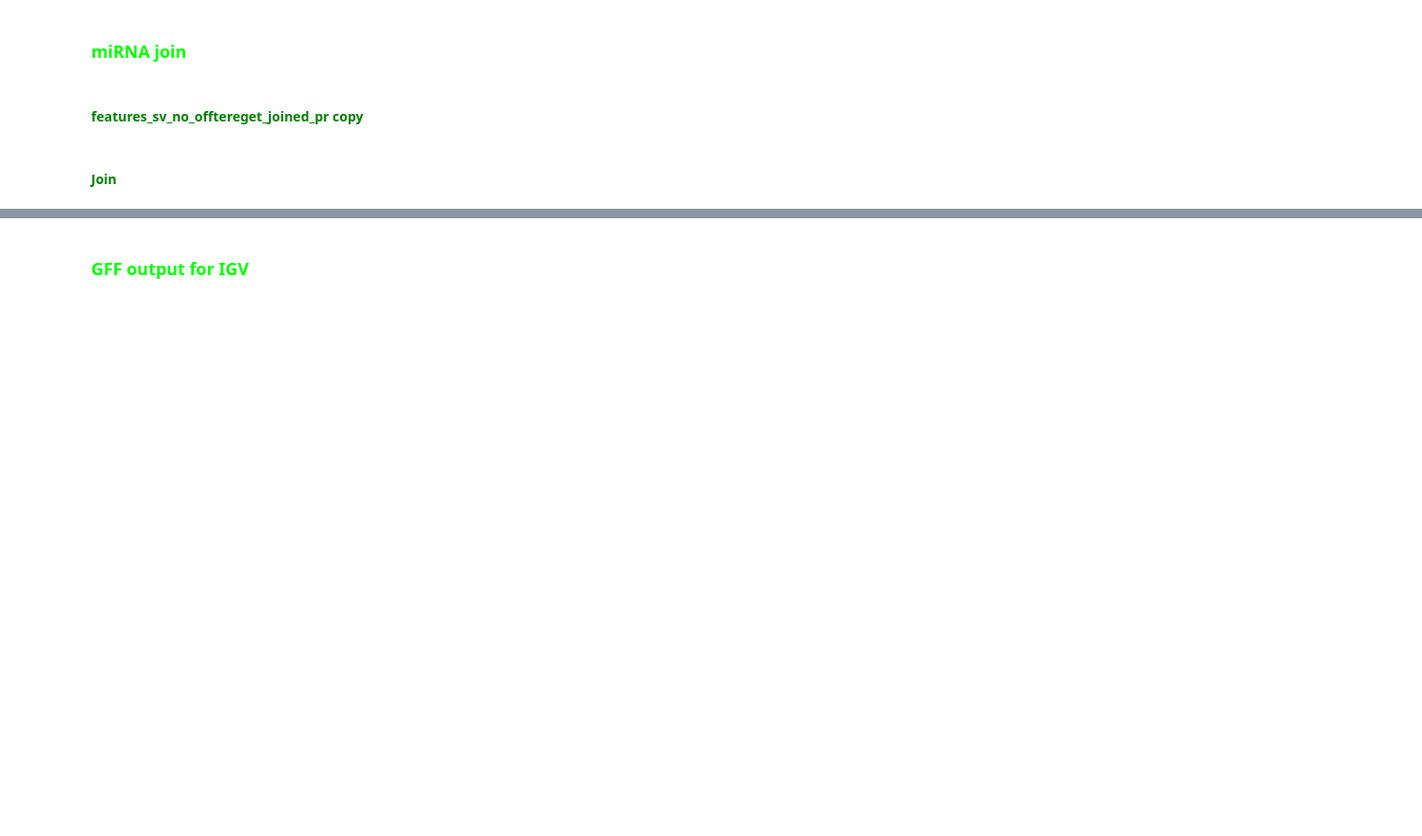
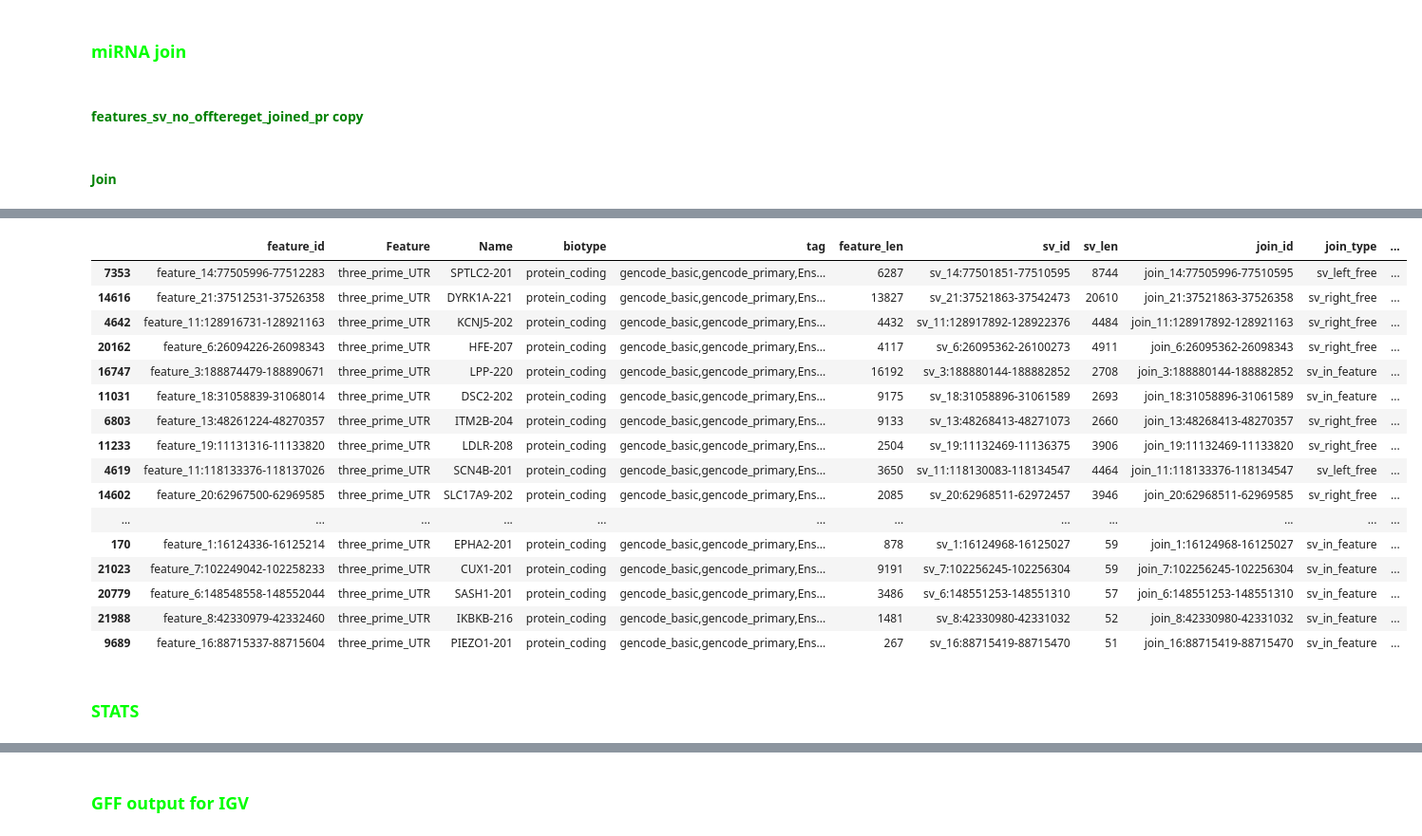
Before and after one commit to CaptainLabMan/utr3, a Jupyter notebook: main.ipynb, the cells around one changed output, grey strips where cells are left out. Shown at 95% size. Drawn from its saved outputs; the diff is of its cells as text; code cells hidden in the pictures; blank space fills up the shorter version.

```diff
--- a/main.ipynb
+++ b/main.ipynb
@@ -461,0 +634,3 @@ features_sv_no_offtereget_tarbase_joined_pr['tarbase_id'] = 'tarbase_' + feature
+# %%
+features_sv_no_offtereget_tarbase_joined_pr_ad = features_sv_no_offtereget_tarbase_joined_pr[features_sv_no_offtereget_tarbase_joined_pr['Inheritance_unique'].str.contains('AD', na=False)]
+features_sv_no_offtereget_tarbase_joined_pr_ad['join_len'] = features_sv_no_offtereget_tarbase_joined_pr_ad['join_len'].astype('int')
@@ -462,3 +643,32 @@ features_sv_no_offtereget_tarbase_joined_pr['tarbase_id'] = 'tarbase_' + feature
+# %%
+features_sv_no_offtereget_tarbase_joined_pr_ad_filtered = features_sv_no_offtereget_tarbase_joined_pr_ad.sort_values(by=['join_len', 'confidence'], ascending=False).drop_duplicates(subset='sv_id')
+# %%
+target_columns = ['feature_id', 'Feature', 'Name', 'biotype', 'tag', 'feature_len', 'sv_id', 'sv_len', 'join_id', 'join_type', 'join_len', 'SID_list', 'SID_count', 'DP_median', 'AD_median', 'AF_median', 'mirna_name', 'interaction_group', 'mim_number', 'title', 'Phenotype', 'Inheritance', 'Inheritance_unique', 'Name']
+# %%
+features_sv_no_offtereget_tarbase_joined_pr_ad_filtered_short = features_sv_no_offtereget_tarbase_joined_pr_ad_filtered[target_columns]
+features_sv_no_offtereget_tarbase_joined_pr_ad_filtered_short.to_csv(output_dir / 'output.csv', index=False)
+# %%
+features_sv_no_offtereget_tarbase_joined_pr_ad_filtered_short
+# %% [output]
+|  | feature_id | Feature | Name | biotype | tag | feature_len | sv_id | sv_len | join_id | join_type | ... |
+| 7353 | feature_14:77505996-77512283 | three_prime_UTR | SPTLC2-201 | protein_coding | gencode_basic,gencode_primary,Ens... | 6287 | sv_14:77501851-77510595 | 8744 | join_14:77505996-77510595 | sv_left_free | ... |
+| 14616 | feature_21:37512531-37526358 | three_prime_UTR | DYRK1A-221 | protein_coding | gencode_basic,gencode_primary,Ens... | 13827 | sv_21:37521863-37542473 | 20610 | join_21:37521863-37526358 | sv_right_free | ... |
+| 4642 | feature_11:128916731-128921163 | three_prime_UTR | KCNJ5-202 | protein_coding | gencode_basic,gencode_primary,Ens... | 4432 | sv_11:128917892-128922376 | 4484 | join_11:128917892-128921163 | sv_right_free | ... |
+| 20162 | feature_6:26094226-26098343 | three_prime_UTR | HFE-207 | protein_coding | gencode_basic,gencode_primary,Ens... | 4117 | sv_6:26095362-26100273 | 4911 | join_6:26095362-26098343 | sv_right_free | ... |
+| 16747 | feature_3:188874479-188890671 | three_prime_UTR | LPP-220 | protein_coding | gencode_basic,gencode_primary,Ens... | 16192 | sv_3:188880144-188882852 | 2708 | join_3:188880144-188882852 | sv_in_feature | ... |
+| 11031 | feature_18:31058839-31068014 | three_prime_UTR | DSC2-202 | protein_coding | gencode_basic,gencode_primary,Ens... | 9175 | sv_18:31058896-31061589 | 2693 | join_18:31058896-31061589 | sv_in_feature | ... |
+| 6803 | feature_13:48261224-48270357 | three_prime_UTR | ITM2B-204 | protein_coding | gencode_basic,gencode_primary,Ens... | 9133 | sv_13:48268413-48271073 | 2660 | join_13:48268413-48270357 | sv_right_free | ... |
+| 11233 | feature_19:11131316-11133820 | three_prime_UTR | LDLR-208 | protein_coding | gencode_basic,gencode_primary,Ens... | 2504 | sv_19:11132469-11136375 | 3906 | join_19:11132469-11133820 | sv_right_free | ... |
+| 4619 | feature_11:118133376-118137026 | three_prime_UTR | SCN4B-201 | protein_coding | gencode_basic,gencode_primary,Ens... | 3650 | sv_11:118130083-118134547 | 4464 | join_11:118133376-118134547 | sv_left_free | ... |
+| 14602 | feature_20:62967500-62969585 | three_prime_UTR | SLC17A9-202 | protein_coding | gencode_basic,gencode_primary,Ens... | 2085 | sv_20:62968511-62972457 | 3946 | join_20:62968511-62969585 | sv_right_free | ... |
+| ... | ... | ... | ... | ... | ... | ... | ... | ... | ... | ... | ... |
+| 170 | feature_1:16124336-16125214 | three_prime_UTR | EPHA2-201 | protein_coding | gencode_basic,gencode_primary,Ens... | 878 | sv_1:16124968-16125027 | 59 | join_1:16124968-16125027 | sv_in_feature | ... |
+| 21023 | feature_7:102249042-102258233 | three_prime_UTR | CUX1-201 | protein_coding | gencode_basic,gencode_primary,Ens... | 9191 | sv_7:102256245-102256304 | 59 | join_7:102256245-102256304 | sv_in_feature | ... |
+| 20779 | feature_6:148548558-148552044 | three_prime_UTR | SASH1-201 | protein_coding | gencode_basic,gencode_primary,Ens... | 3486 | sv_6:148551253-148551310 | 57 | join_6:148551253-148551310 | sv_in_feature | ... |
+| 21988 | feature_8:42330979-42332460 | three_prime_UTR | IKBKB-216 | protein_coding | gencode_basic,gencode_primary,Ens... | 1481 | sv_8:42330980-42331032 | 52 | join_8:42330980-42331032 | sv_in_feature | ... |
+| 9689 | feature_16:88715337-88715604 | three_prime_UTR | PIEZO1-201 | protein_coding | gencode_basic,gencode_primary,Ens... | 267 | sv_16:88715419-88715470 | 51 | join_16:88715419-88715470 | sv_in_feature | ... |
+# %% [markdown]
+### <span style="color:#00ff00;">STATS</span>
 # %%
 #features_sv_no_offtereget_tarbase_joined_pr['AF'].describe(percentiles=[.1, .25, .5, .75, .9, .95, .99, .999]).to_frame().reset_index()
 # %%
```
Also changed, not shown: parts of 33 cells of this notebook.
